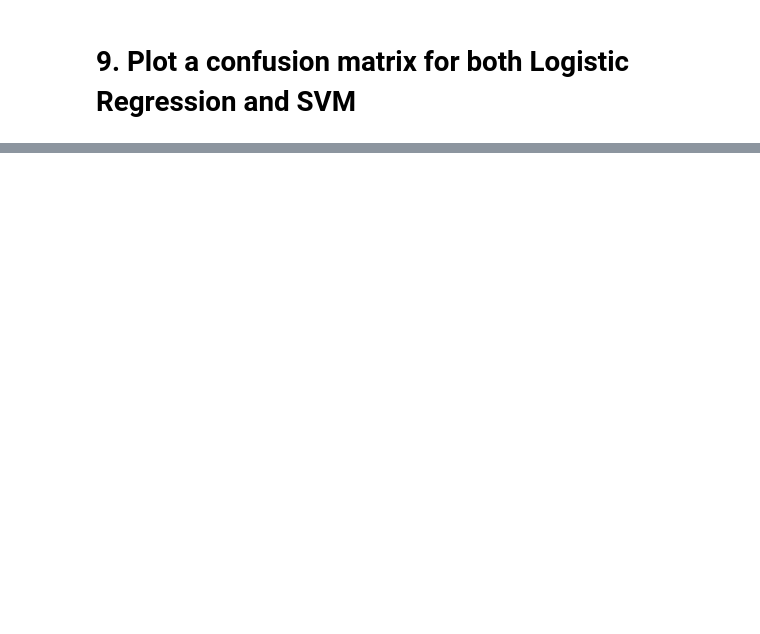
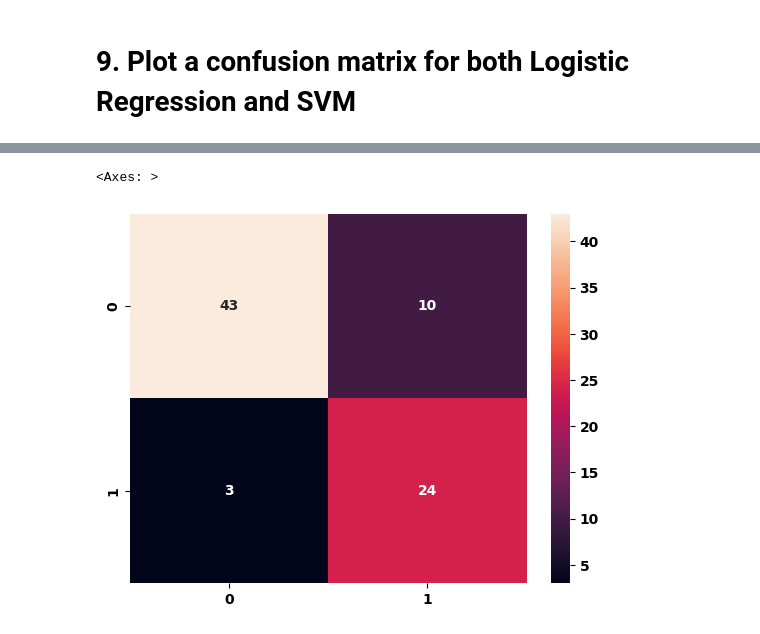
Before and after one commit to Tuwaiq-Data-Science-Bootcamp-V4/SVM-Lab1, a Jupyter notebook: SVM_Assignment.ipynb, the cells around one changed output, grey strips where cells are left out. Cells and saved outputs as stored; diff of their text form; code cells hidden in the pictures; blank space fills up the shorter version.

```diff
--- a/SVM_Assignment.ipynb
+++ b/SVM_Assignment.ipynb
@@ -22,3 +83,7 @@
 # 7. Train a SVM model
 
 - Build and train two models, the first by using the tfidf data, and the second by using count vectorize data.
+# %%
+# using tfidf
+svclassifier = SVC(kernel='rbf')
+svclassifier.fit(c_train, y_train)
@@ -24,0 +92,4 @@
+# %%
+# using count
+svclassifier = SVC(kernel='rbf')
+svclassifier.fit(c_train, y_train)
@@ -26,0 +130,12 @@
+# %%
+# SVC prediction , accuracy,
+t_predsvc = svclassifier.predict(t_test)
+c_predsvc = svclassifier.predict(c_test)
+
+countsvcacc = accuracy_score(c_predsvc,y_test)
+print(confusion_matrix(y_test,c_predsvc))
+print(classification_report(y_test,c_predsvc))
+
+tfidfsvmacc = accuracy_score(t_predsvc,y_test)
+print(confusion_matrix(y_test,t_predsvc))
+print(classification_report(y_test,t_predsvc))
@@ -28,0 +192,5 @@
+# %%
+sns.heatmap(tsvc_confmatrix, annot=True)
+# %% [output]
+<Axes: >
+[figure, added]
```
Also changed, not shown: parts of 18 cells of this notebook.
